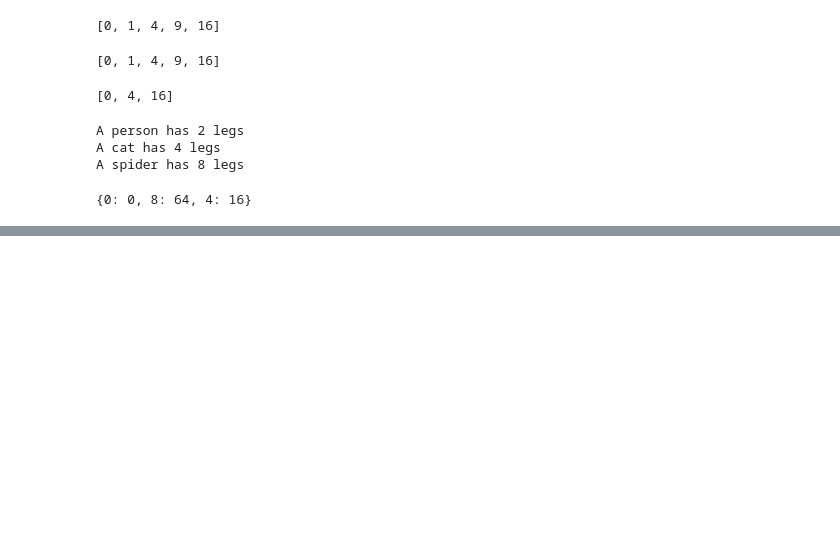
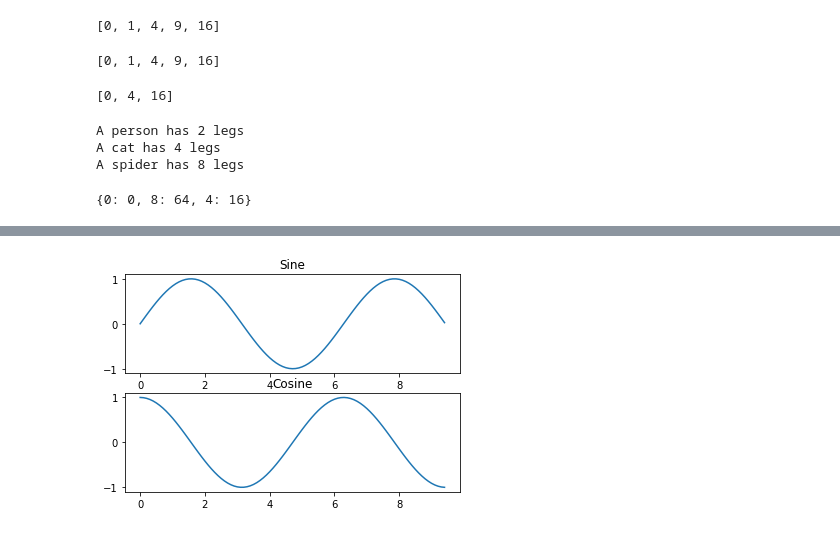
Before and after one commit to theimgclist/DeepLearningInternship, a Jupyter notebook: Session 2/Session2_Assignment_Python&Numpy.ipynb, the cells around one changed output, grey strips where cells are left out. Drawn from its saved outputs; the diff is of its cells as text; code cells hidden in the pictures; blank space fills up the shorter version.

```diff
--- a/Session 2/Session2_Assignment_Python&Numpy.ipynb
+++ b/Session 2/Session2_Assignment_Python&Numpy.ipynb
@@ -208,0 +621,15 @@ For dictionary comprehension we use {}
+# %%
+import numpy as np
+import matplotlib.pyplot as plt
+eip_x = np.arange(0, 3 * np.pi, 0.1)
+eip_y_sin = np.sin(eip_x)
+eip_y_cos = np.cos(eip_x)
+plt.subplot(2, 1, 1)
+plt.plot(eip_x, eip_y_sin)
+plt.title('Sine')
+plt.subplot(2, 1, 2)
+plt.plot(eip_x, eip_y_cos)
+plt.title('Cosine')
+plt.show()
+# %% [output]
+[figure, added]
```
Also changed, not shown: parts of 32 cells of this notebook.
